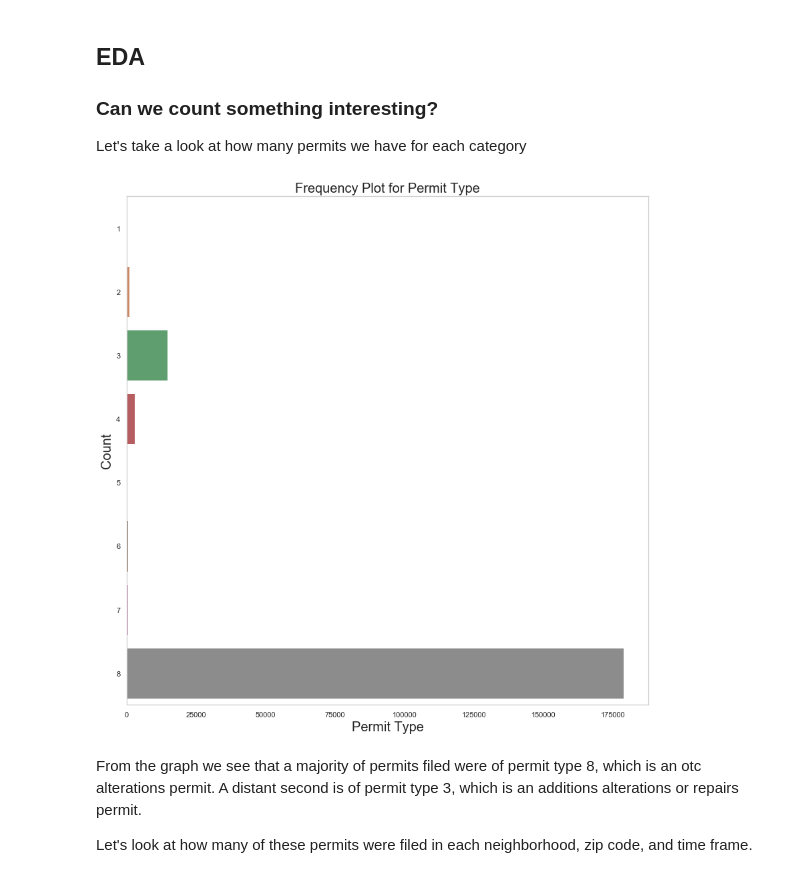
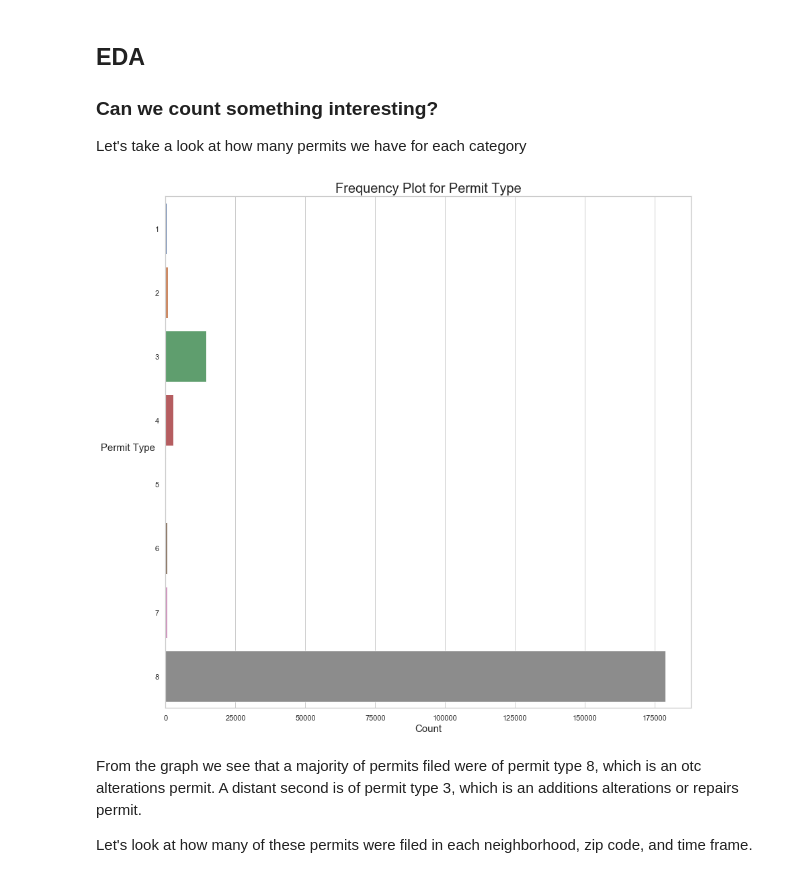
Before and after one commit to hershcode/Springboard, a Jupyter notebook: Capstone_1/EDA_SF_Building_Permits.ipynb, the cells around one changed output. Drawn from its saved outputs; the diff is of its cells as text; code cells hidden in the pictures.

```diff
--- a/Capstone_1/EDA_SF_Building_Permits.ipynb
+++ b/Capstone_1/EDA_SF_Building_Permits.ipynb
@@ -64,20 +44,15 @@ to_category(columns=columns, dataframe=df)
 ### Can we count something interesting?
 Let's take a look at how many permits we have for each category
 # %%
-dic = dict(df.permit_type.value_counts(sort=False))
-permit = list(dic.keys())
-value = list(dic.values())
-
 sb.set(style='whitegrid')
 plt.figure(figsize=(14,14))
-_ = sb.barplot(x=value, y=permit, orient="h")
-_ = plt.grid(False)
-_ = plt.xlabel('Permit Type', fontsize=20)
-_ = plt.ylabel('Count', fontsize=20)
+_ = sb.countplot(y=df.permit_type, data=df)
+_ = plt.xlabel('Count', fontsize=15)
+_ = plt.ylabel('Permit Type', fontsize=15, rotation=0, labelpad=40)
 _ = plt.title('Frequency Plot for Permit Type', fontsize=20)
 plt.show()
 # %% [output]
-[figure, old version]
+[figure, new version]
 # %% [markdown]
 From the graph we see that a majority of permits filed were of permit type 8, which is an otc alterations permit. A distant second is of permit type 3, which is an additions alterations or repairs permit.
 
```
Also changed, not shown: parts of 76 cells of this notebook.
